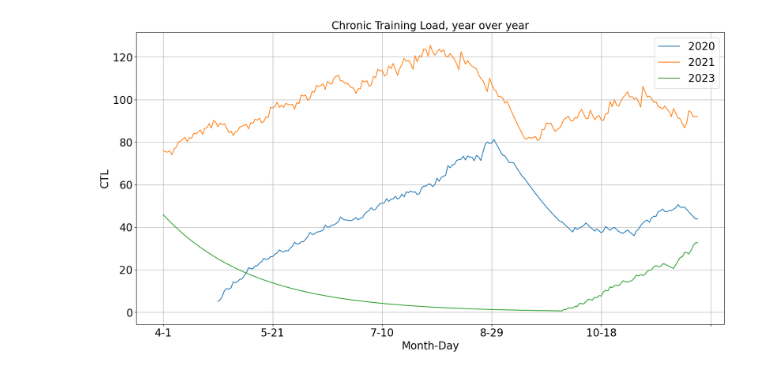
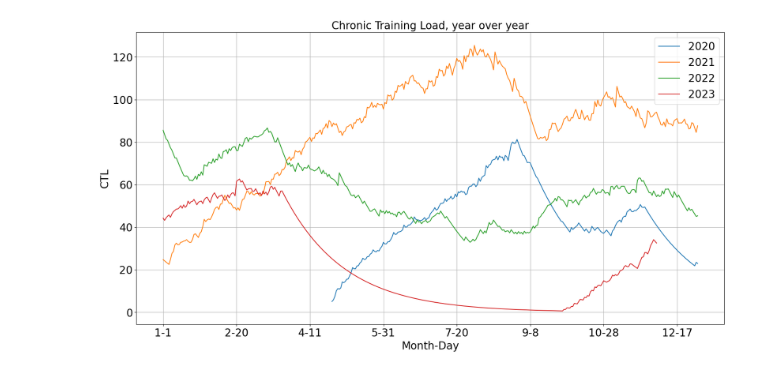
Before and after one commit to qwofford/trainingpeaks, a Jupyter notebook: yoy.ipynb, the cells around one changed output. Cells and saved outputs as stored; diff of their text form; code cells hidden in the pictures.

Commit message:
add end of month checking for plots that include December

```diff
--- a/yoy.ipynb
+++ b/yoy.ipynb
@@ -4,7 +5,7 @@
 import pandas as pd
 # %%
 def date_select(df, start, end):
-    mask = (df.index >= pd.to_datetime(start)) & (df.index < pd.to_datetime(end))
+    mask = (df.index >= pd.to_datetime(start)) & (df.index <= pd.to_datetime(end))
     return(df[mask])
 # %%
 def calc_ctl(df):
@@ -34,7 +35,11 @@ def compare_years(df,year_list, month_list):
     end_list = []
     for year in year_list:
         begin_list.append('-'.join([str(year),str(month_list[0]),'01']))
-        end_list.append('-'.join([str(year), str(month_list[-1]+1),'01']))
+        end_month = month_list[-1]+1
+        if end_month == 13:
+            end_list.append('-'.join([str(year), str(month_list[-1]),'31']))
+        else:
+            end_list.append('-'.join([str(year), str(month_list[-1]+1),'01']))
     select_list = []
     selected_dates = []
     for begin,end in zip(begin_list,end_list):
@@ -46,8 +51,9 @@ def compare_years(df,year_list, month_list):
         select_list.append(selected)
     # Assumes all same dates
     plot_df = pd.DataFrame(index=selected_dates)
+    #plot_df = selected[['CTL']]
     for year,selected in zip(year_list,select_list):
-        plot_df[str(year)] = selected['CTL'].ffill()
+        plot_df[str(year)] = selected['CTL']
 
     fig = plt.figure(figsize=(20,10))
     ax = fig.add_subplot(111)
@@ -60,6 +66,6 @@ def compare_years(df,year_list, month_list):
 # %%
 df=pd.read_csv('workouts.csv')
 df = calc_ctl(df)
-compare_years(df,year_list=[2020,2021,2023],month_list=[4,5,6,7,8,9,10,11])
+compare_years(df,year_list=[2020,2021,2022,2023],month_list=[1,2,3,4,5,6,7,8,9,10,11,12])
 # %% [output]
-[figure, old version]
+[figure, new version]
```
Also changed, not shown: parts of 1 cell of this notebook.
